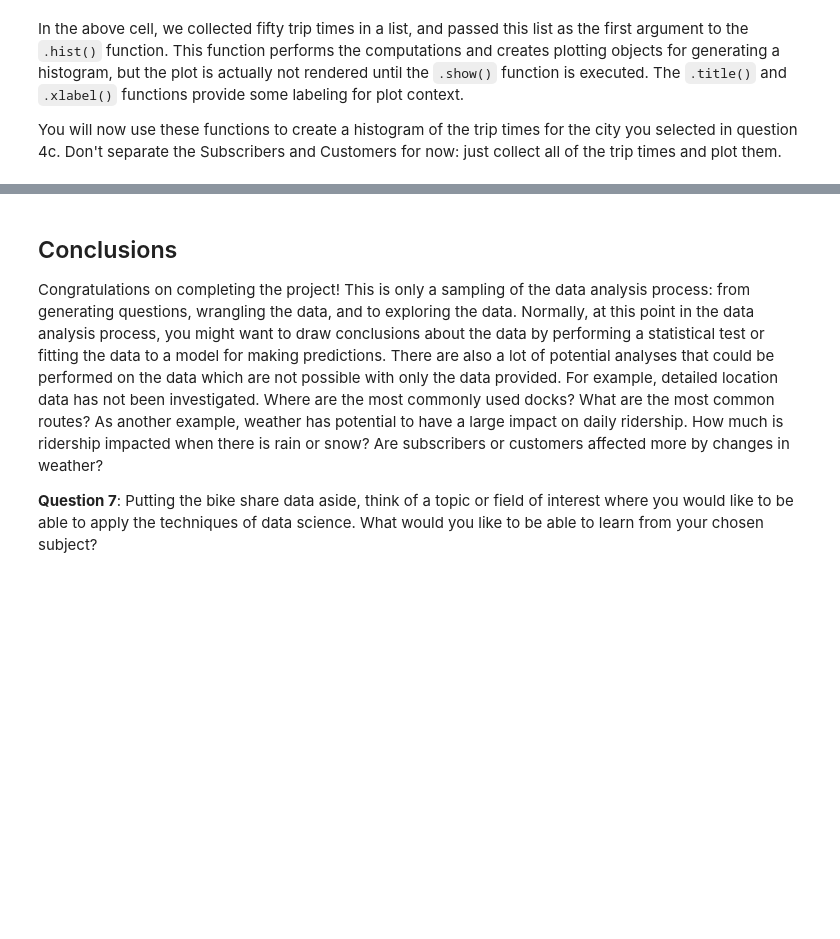
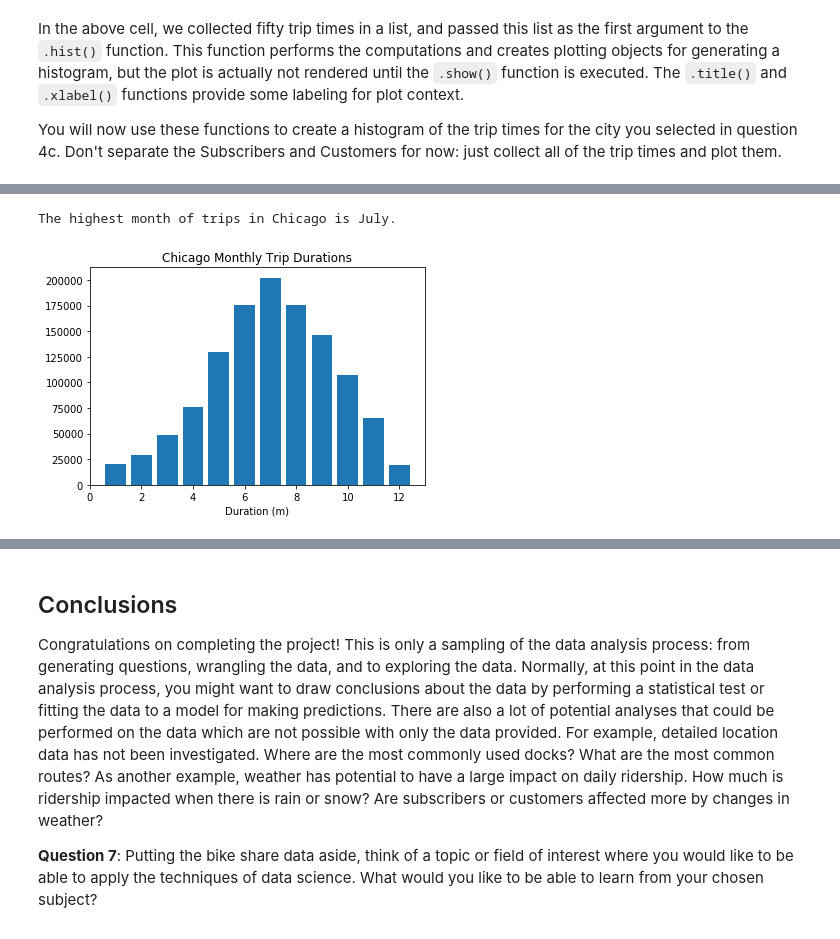
Before and after one commit to Sasa94s/explore-bike-share-data, a Jupyter notebook: Bike_Share_Analysis.ipynb, the cells around one changed output, grey strips where cells are left out. Saved outputs shown, nothing was run; the diff lists cells and outputs as text; code cells hidden in the pictures; blank space fills up the shorter version.

```diff
--- a/Bike_Share_Analysis.ipynb
+++ b/Bike_Share_Analysis.ipynb
@@ -375,0 +728,12 @@ If any of the questions you posed in your answer to question 1 align with the bu
+# %%
+chicago_monthly_trip_times = monthly_trip_times(chicago_summary_path)
+chicago_highest_month = highest_month(chicago_monthly_trip_times)
+print("The highest month of trips in Chicago is {}.".format(chicago_highest_month))
+plt.bar(chicago_monthly_trip_times.keys(),
+        [chicago_monthly_trip_times[monthly_duration] for monthly_duration in chicago_monthly_trip_times.keys()])
+plt.title('Chicago Monthly Trip Durations')
+plt.xlabel('Duration (m)')
+plt.show()
+# %% [output]
+The highest month of trips in Chicago is July.
+[figure, added]
```
Also changed, not shown: parts of 26 cells of this notebook, 5 other files.
